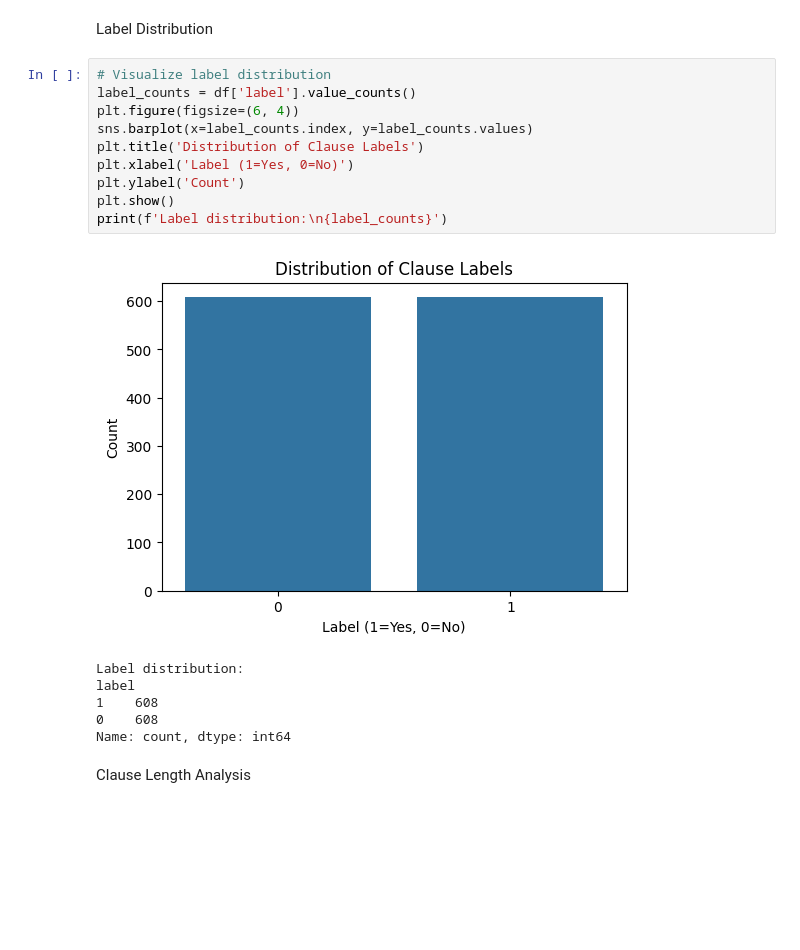
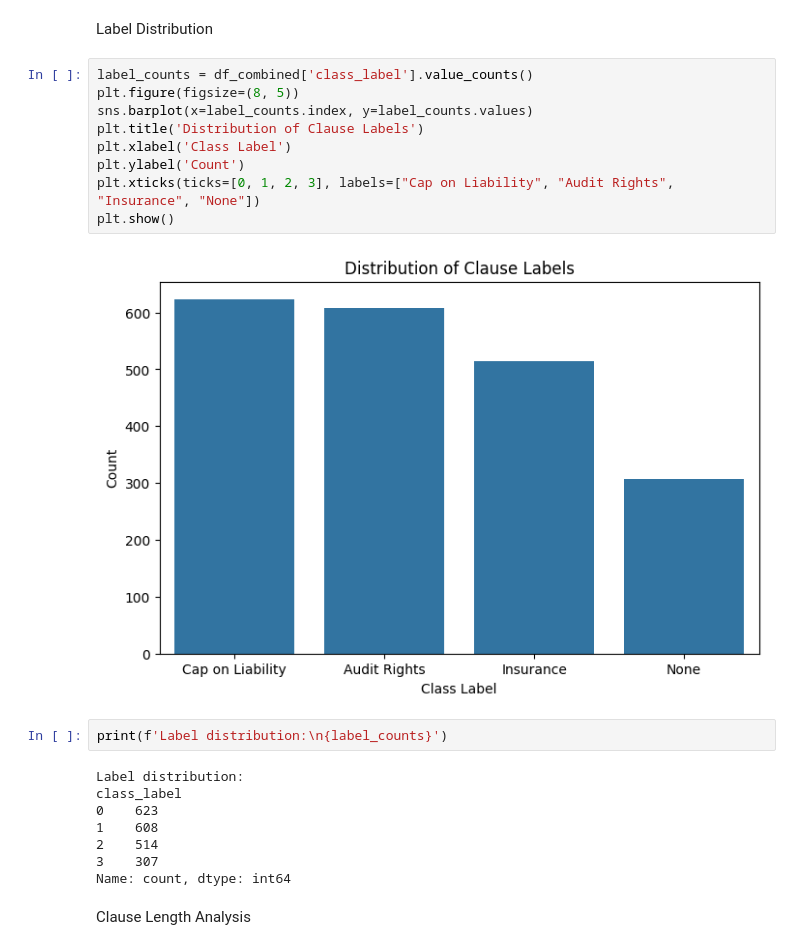
Before and after one commit to rahul-mandadi/LegalClause, a Jupyter notebook: Notebooks/EDA.ipynb, the cells around one changed output. Cells and saved outputs as stored; diff of their text form; blank space fills up the shorter version.

```diff
--- a/Notebooks/EDA.ipynb
+++ b/Notebooks/EDA.ipynb
@@ -27,22 +60,26 @@ Total clauses: 1216
 # %% [markdown]
 Label Distribution
 # %%
-# Visualize label distribution
-label_counts = df['label'].value_counts()
-plt.figure(figsize=(6, 4))
+label_counts = df_combined['class_label'].value_counts()
+plt.figure(figsize=(8, 5))
 sns.barplot(x=label_counts.index, y=label_counts.values)
 plt.title('Distribution of Clause Labels')
-plt.xlabel('Label (1=Yes, 0=No)')
+plt.xlabel('Class Label')
 plt.ylabel('Count')
+plt.xticks(ticks=[0, 1, 2, 3], labels=["Cap on Liability", "Audit Rights", "Insurance", "None"])
 plt.show()
-print(f'Label distribution:\n{label_counts}')
 # %% [output]
-[figure, old version]
+[figure, new version]
-Label distribution:
-label
-1    608
-0    608
-Name: count, dtype: int64
+# %%
+print(f'Label distribution:\n{label_counts}')
+# %% [output]
+Label distribution:
+class_label
+0    623
+1    608
+2    514
+3    307
+Name: count, dtype: int64
 # %% [markdown]
 Clause Length Analysis
 # %%
```
Also changed, not shown: parts of 15 cells of this notebook.
